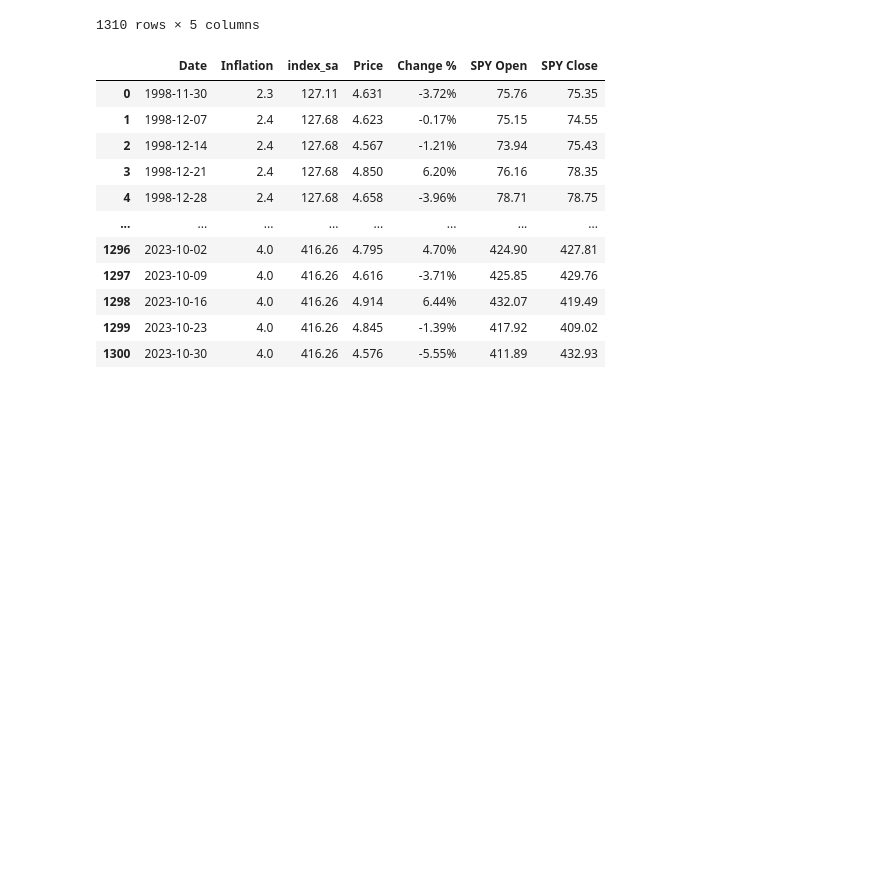
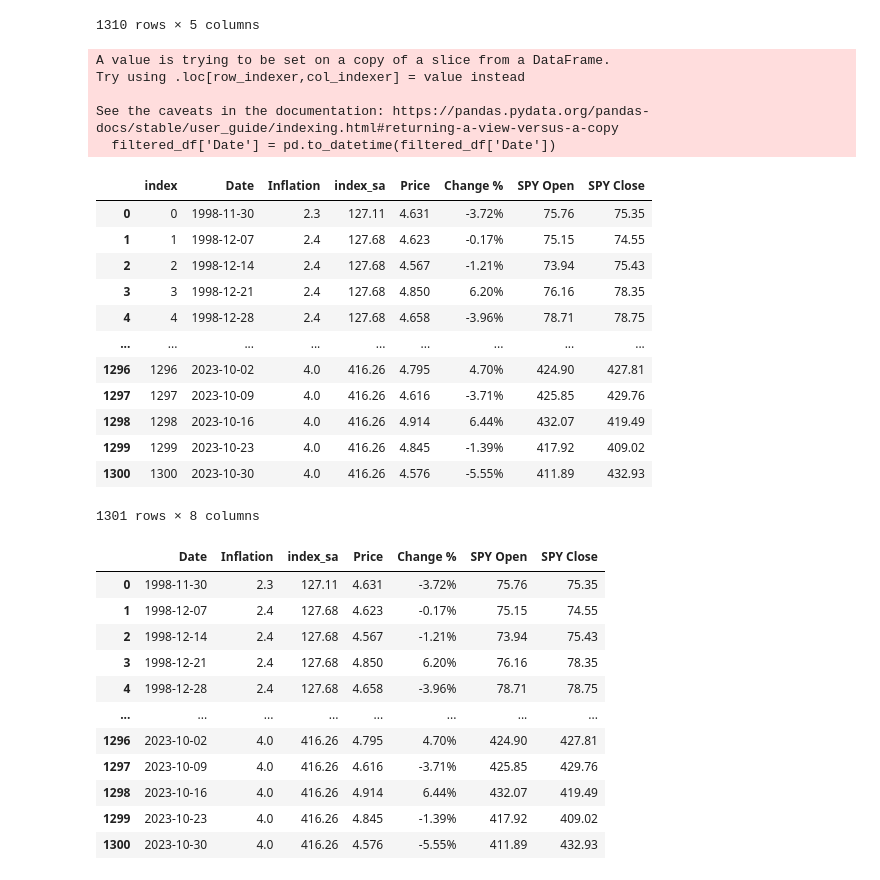
Before and after one commit to jfour1e/Housing-Price-Analysis, a Jupyter notebook: main.ipynb, the cells around one changed output. Drawn from its saved outputs; the diff is of its cells as text; code cells hidden in the pictures; blank space fills up the shorter version.

```diff
--- a/main.ipynb
+++ b/main.ipynb
@@ -149,10 +176,28 @@ for index1, row1 in df.iterrows():
 # %%
 filtered_df = df[df['Date'] <= '2023-11-01']
 filtered_df['Date'] = pd.to_datetime(filtered_df['Date'])
 result['Date'] = pd.to_datetime(result['Date'])
 
 final_df = pd.merge(filtered_df, result, on='Date')
-final_df.reset_index()
+# %% [output]
+A value is trying to be set on a copy of a slice from a DataFrame.
+Try using .loc[row_indexer,col_indexer] = value instead
+
+See the caveats in the documentation: https://pandas.pydata.org/pandas-docs/stable/user_guide/indexing.html#returning-a-view-versus-a-copy
+  filtered_df['Date'] = pd.to_datetime(filtered_df['Date'])
+|  | index | Date | Inflation | index_sa | Price | Change % | SPY Open | SPY Close |
+| 0 | 0 | 1998-11-30 | 2.3 | 127.11 | 4.631 | -3.72% | 75.76 | 75.35 |
+| 1 | 1 | 1998-12-07 | 2.4 | 127.68 | 4.623 | -0.17% | 75.15 | 74.55 |
+| 2 | 2 | 1998-12-14 | 2.4 | 127.68 | 4.567 | -1.21% | 73.94 | 75.43 |
+| 3 | 3 | 1998-12-21 | 2.4 | 127.68 | 4.850 | 6.20% | 76.16 | 78.35 |
+| 4 | 4 | 1998-12-28 | 2.4 | 127.68 | 4.658 | -3.96% | 78.71 | 78.75 |
+| ... | ... | ... | ... | ... | ... | ... | ... | ... |
+| 1296 | 1296 | 2023-10-02 | 4.0 | 416.26 | 4.795 | 4.70% | 424.90 | 427.81 |
+| 1297 | 1297 | 2023-10-09 | 4.0 | 416.26 | 4.616 | -3.71% | 425.85 | 429.76 |
+| 1298 | 1298 | 2023-10-16 | 4.0 | 416.26 | 4.914 | 6.44% | 432.07 | 419.49 |
+| 1299 | 1299 | 2023-10-23 | 4.0 | 416.26 | 4.845 | -1.39% | 417.92 | 409.02 |
+| 1300 | 1300 | 2023-10-30 | 4.0 | 416.26 | 4.576 | -5.55% | 411.89 | 432.93 |
+1301 rows × 8 columns
 # %%
 final_df
 # %% [output]
```
Also changed, not shown: parts of 7 cells of this notebook, 1 other file.
